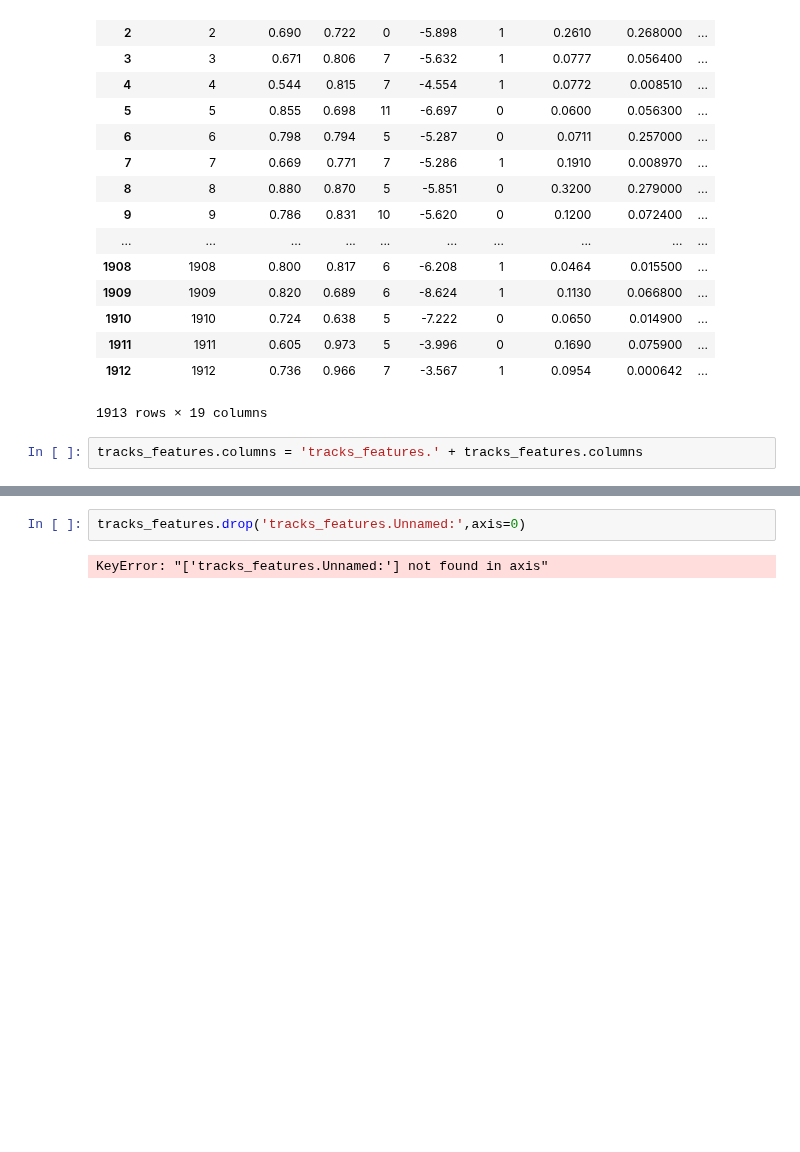
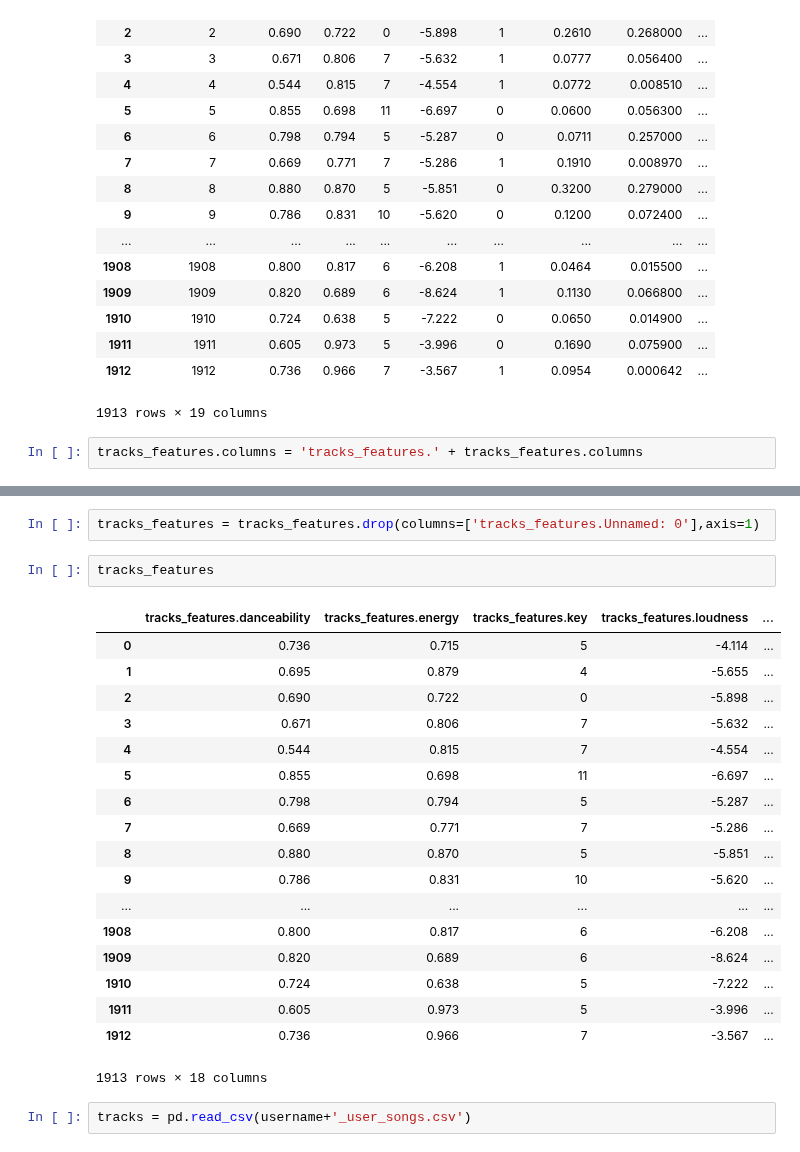
Before and after one commit to ta-data-bcn/Project-Week-8-Final-Project, a Jupyter notebook: your-project/Music get tracks features.ipynb, the cells around one changed output, grey strips where cells are left out. Saved outputs shown, nothing was run; the diff lists cells and outputs as text; blank space fills up the shorter version.

```diff
--- a/your-project/Music get tracks features.ipynb
+++ b/your-project/Music get tracks features.ipynb
@@ -126,4 +139,25 @@ tracks_features.columns = 'tracks_features.' + tracks_features.columns
 # %%
-tracks_features.drop('tracks_features.Unnamed:',axis=0)
+tracks_features = tracks_features.drop(columns=['tracks_features.Unnamed: 0'],axis=1)
-# %% [output]
-KeyError: "['tracks_features.Unnamed:'] not found in axis"
+# %%
+tracks_features
+# %% [output]
+|  | tracks_features.danceability | tracks_features.energy | tracks_features.key | tracks_features.loudness | ... |
+| 0 | 0.736 | 0.715 | 5 | -4.114 | ... |
+| 1 | 0.695 | 0.879 | 4 | -5.655 | ... |
+| 2 | 0.690 | 0.722 | 0 | -5.898 | ... |
+| 3 | 0.671 | 0.806 | 7 | -5.632 | ... |
+| 4 | 0.544 | 0.815 | 7 | -4.554 | ... |
+| 5 | 0.855 | 0.698 | 11 | -6.697 | ... |
+| 6 | 0.798 | 0.794 | 5 | -5.287 | ... |
+| 7 | 0.669 | 0.771 | 7 | -5.286 | ... |
+| 8 | 0.880 | 0.870 | 5 | -5.851 | ... |
+| 9 | 0.786 | 0.831 | 10 | -5.620 | ... |
+| ... | ... | ... | ... | ... | ... |
+| 1908 | 0.800 | 0.817 | 6 | -6.208 | ... |
+| 1909 | 0.820 | 0.689 | 6 | -8.624 | ... |
+| 1910 | 0.724 | 0.638 | 5 | -7.222 | ... |
+| 1911 | 0.605 | 0.973 | 5 | -3.996 | ... |
+| 1912 | 0.736 | 0.966 | 7 | -3.567 | ... |
+1913 rows × 18 columns
+# %%
+tracks = pd.read_csv(username+'_user_songs.csv')
```
Also changed, not shown: parts of 6 cells of this notebook, 1 other file.
